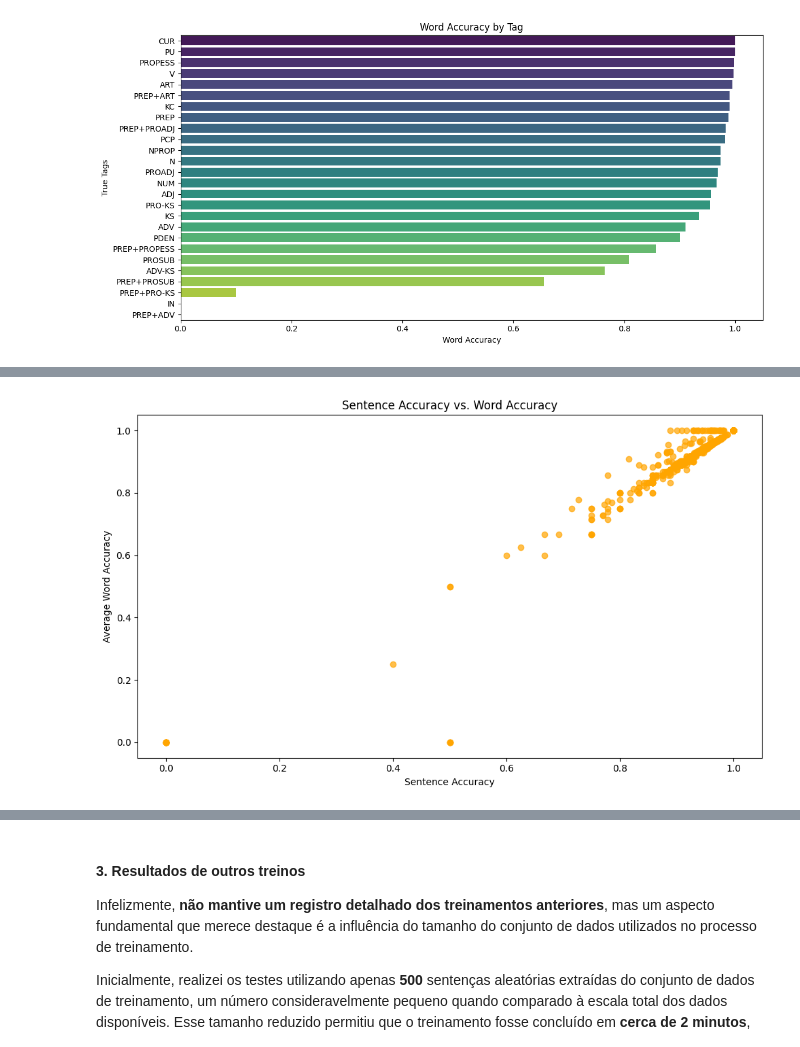
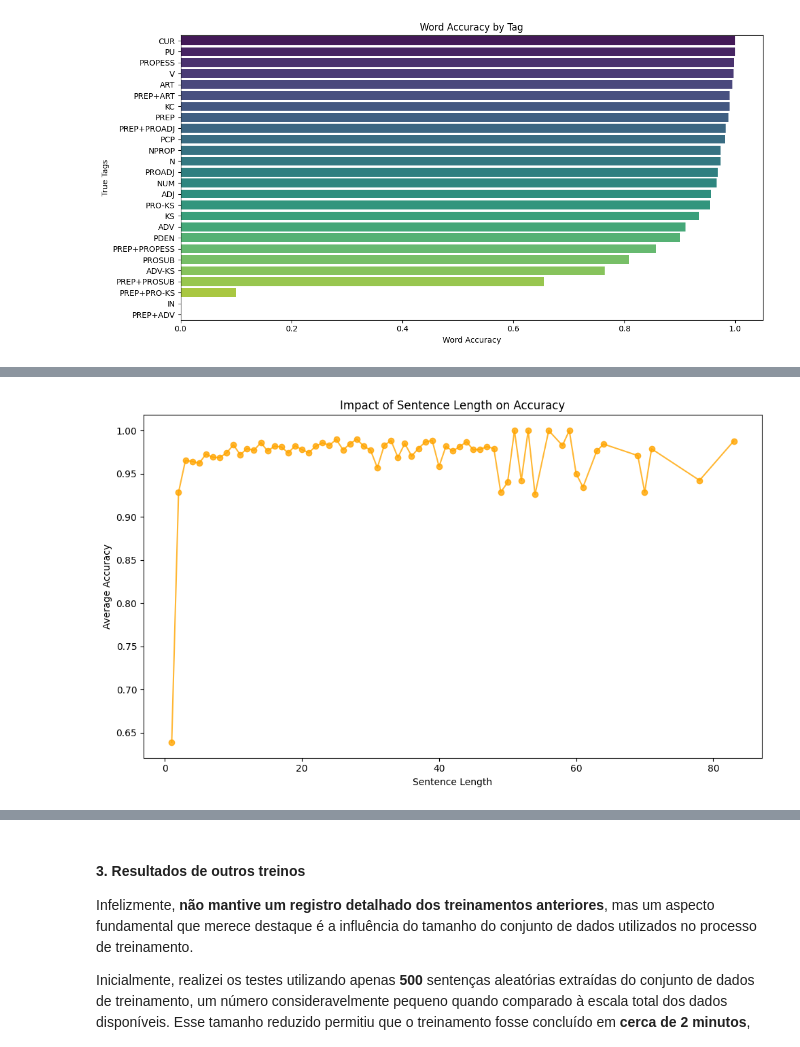
Before and after one commit to thaisfds/NLP_Natural_Language_Processing_Projects, a Jupyter notebook: TP2/main.ipynb, the cells around one changed output, grey strips where cells are left out. Saved outputs shown, nothing was run; the diff lists cells and outputs as text; code cells hidden in the pictures.

```diff
--- a/TP2/main.ipynb
+++ b/TP2/main.ipynb
@@ -417,0 +439,11 @@ Já tags comumente utilizadas (como N) tiveram um bom resultado, mas pior do que
+# %%
+df['Cumulative Accuracy'] = df['Word Accuracy'].expanding().mean()
+
+plt.figure(figsize=(10, 6))
+plt.plot(df['Cumulative Accuracy'], label='Cumulative Accuracy', color='green')
+plt.xlabel('Word Index')
+plt.ylabel('Cumulative Accuracy')
+plt.title('Cumulative Accuracy Across the Corpus')
+plt.legend()
+plt.tight_layout()
+plt.show()
@@ -453,10 +533,8 @@ Passing `palette` without assigning `hue` is deprecated and will be removed in v
   sns.barplot(x='Word Accuracy', y='True Tags', data=tag_accuracy, palette='viridis')
 [figure]
 # %%
-# Contar a frequência das tags
 tag_frequency = df['True Tags'].value_counts()
 
-# Plotar a frequência das tags
 plt.figure(figsize=(12, 6))
 tag_frequency.plot(kind='bar', color='skyblue', alpha=0.7)
 plt.xlabel('Tags (True Tags)')
@@ -465,3 +543,15 @@ plt.title('Tag Frequency in Dataset')
 plt.xticks(rotation=45)
 plt.tight_layout()
 plt.show()
+
+df['Error'] = df['True Tags'] != df['Predicted Tags']
+error_distribution = df.groupby('True Tags')['Error'].sum().sort_values(ascending=False)
+
+plt.figure(figsize=(12, 6))
+error_distribution.plot(kind='bar', color='salmon', alpha=0.7)
+plt.xlabel('Tags')
+plt.ylabel('Number of Errors')
+plt.title('Error Distribution by Tag')
+plt.xticks(rotation=45)
+plt.tight_layout()
+plt.show()
@@ -492,14 +586,14 @@ plt.show()
 # %%
-# Calcular a média de word accuracy para cada sentença
-word_accuracy_by_sentence = df.groupby('Sentence')['Word Accuracy'].mean()
+df['Sentence Length'] = df['Sentence'].str.split().apply(len)
 
-# Plotar a relação entre Sentence Accuracy e Word Accuracy
+length_vs_accuracy = df.groupby('Sentence Length')['Word Accuracy'].mean()
+
 plt.figure(figsize=(10, 6))
-plt.scatter(sentence_accuracy, word_accuracy_by_sentence, color='orange', alpha=0.7)
-plt.xlabel('Sentence Accuracy')
-plt.ylabel('Average Word Accuracy')
-plt.title('Sentence Accuracy vs. Word Accuracy')
+plt.plot(length_vs_accuracy.index, length_vs_accuracy.values, marker='o', color='orange', alpha=0.8)
+plt.xlabel('Sentence Length')
+plt.ylabel('Average Accuracy')
+plt.title('Impact of Sentence Length on Accuracy')
 plt.tight_layout()
 plt.show()
 # %% [output]
-[figure, old version]
+[figure, new version]
```
Also changed, not shown: parts of 26 cells of this notebook.
